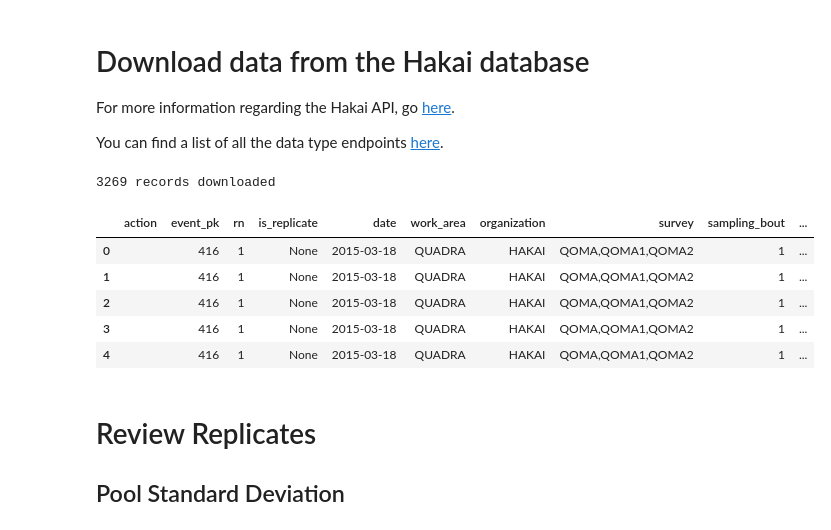
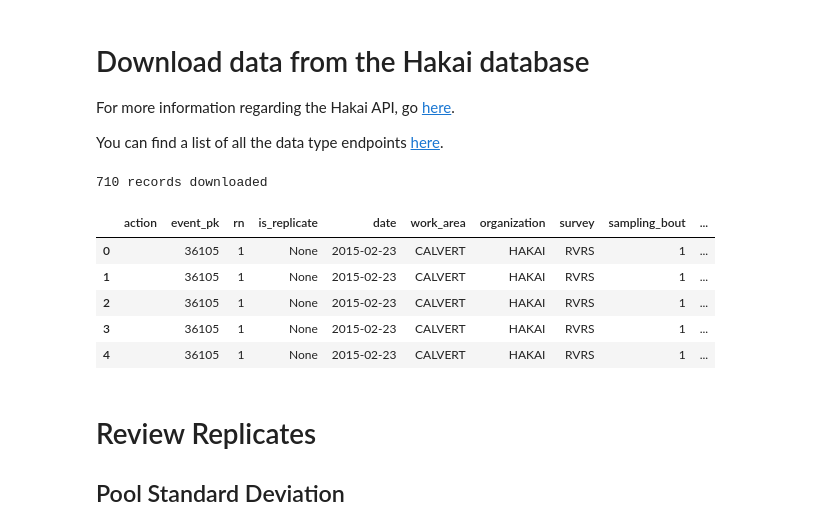
Before and after one commit to HakaiInstitute/process_ocean_timeseries, a Jupyter notebook: notebooks/Hakai-nutrient-qcing-tool.ipynb, the cells around one changed output. Cells and saved outputs as stored; diff of their text form; code cells hidden in the pictures.

```diff
--- a/notebooks/Hakai-nutrient-qcing-tool.ipynb
+++ b/notebooks/Hakai-nutrient-qcing-tool.ipynb
@@ -70,33 +70,33 @@ You can find a list of all the data type endpoints [here](http://hakaiinstitute.
 # %%
 # Let's retrieve the endpoint to retrieve nutrients data:
 endpointUrl = '/eims/views/output/nutrients'
-site_id = 'QU39'
+site_id = 'DFO2'
 start_time = '2015-01-01'
 end_time = '2022-06-11'
 # We'll retrieve data only associated with QU39 between January 1st 2019 to January 1st 2020
 filterUrl = 'site_id={0}&collected>{1}&collected<{2}&limit=-1'.format(
     site_id, start_time, end_time
 )
 
 # Get Hakai Data
 #Get Data from Hakai API
 client = Client() # Follow stdout prompts to get an API token
 
 # Make a data request for sampling stations
 url = '%s/%s?%s' % (client.api_root,endpointUrl,filterUrl)
 response = client.get(url)
 df = pd.DataFrame(response.json())
 original_columns = df.columns
 print(str(len(df))+' records downloaded')
 df.head()
 # %% [output]
-3269 records downloaded
+710 records downloaded
 |  | action | event_pk | rn | is_replicate | date | work_area | organization | survey | sampling_bout | ... |
-| 0 |  | 416 | 1 | None | 2015-03-18 | QUADRA | HAKAI | QOMA,QOMA1,QOMA2 | 1 | ... |
-| 1 |  | 416 | 1 | None | 2015-03-18 | QUADRA | HAKAI | QOMA,QOMA1,QOMA2 | 1 | ... |
-| 2 |  | 416 | 1 | None | 2015-03-18 | QUADRA | HAKAI | QOMA,QOMA1,QOMA2 | 1 | ... |
-| 3 |  | 416 | 1 | None | 2015-03-18 | QUADRA | HAKAI | QOMA,QOMA1,QOMA2 | 1 | ... |
-| 4 |  | 416 | 1 | None | 2015-03-18 | QUADRA | HAKAI | QOMA,QOMA1,QOMA2 | 1 | ... |
+| 0 |  | 36105 | 1 | None | 2015-02-23 | CALVERT | HAKAI | RVRS | 1 | ... |
+| 1 |  | 36105 | 1 | None | 2015-02-23 | CALVERT | HAKAI | RVRS | 1 | ... |
+| 2 |  | 36105 | 1 | None | 2015-02-23 | CALVERT | HAKAI | RVRS | 1 | ... |
+| 3 |  | 36105 | 1 | None | 2015-02-23 | CALVERT | HAKAI | RVRS | 1 | ... |
+| 4 |  | 36105 | 1 | None | 2015-02-23 | CALVERT | HAKAI | RVRS | 1 | ... |
 # %%
 # Let's convert the collected time to a datetime object variable called  time
 #  and extract the from those datetime objects the year and month
```
Also changed, not shown: parts of 12 cells of this notebook.
